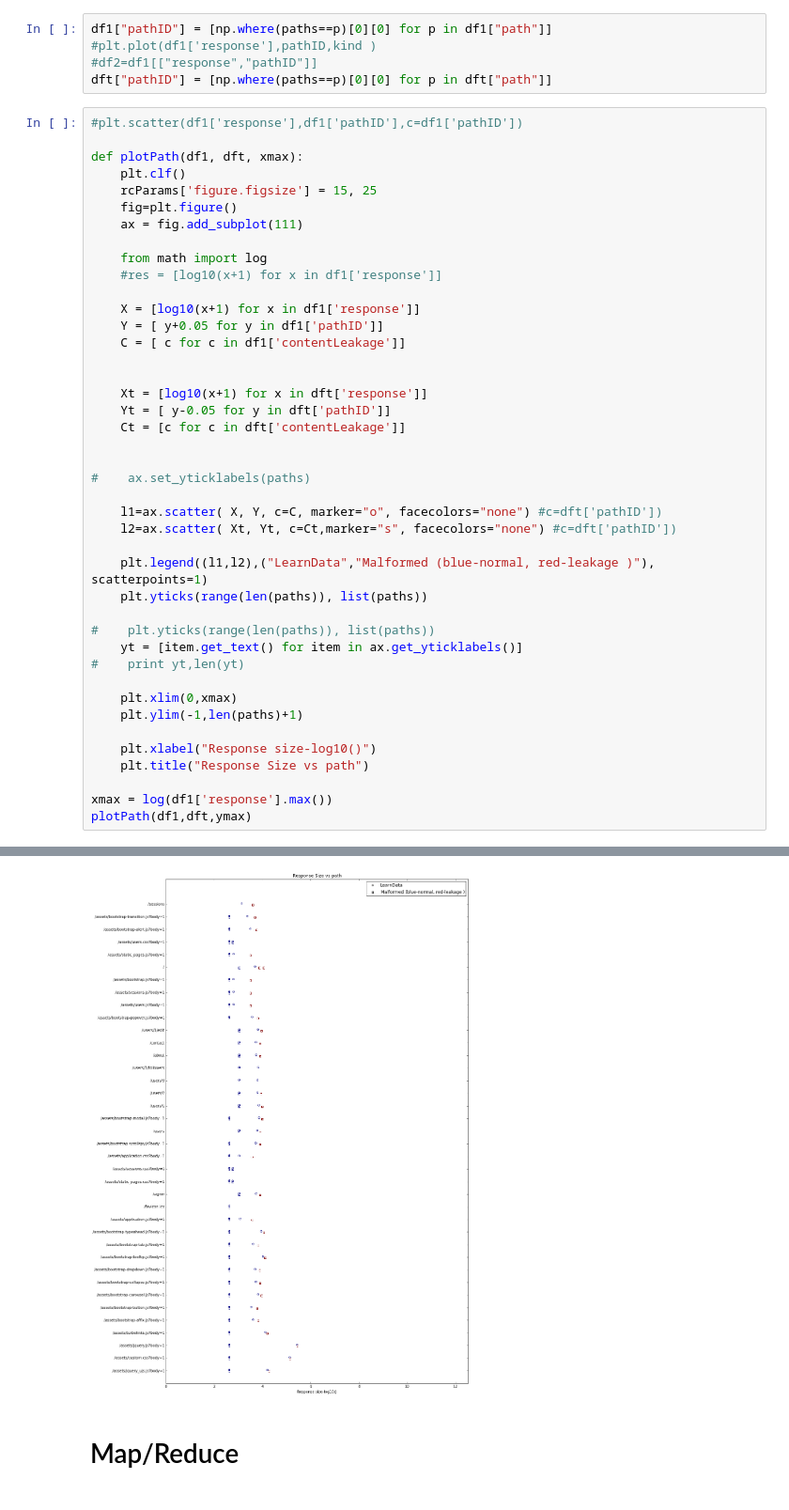
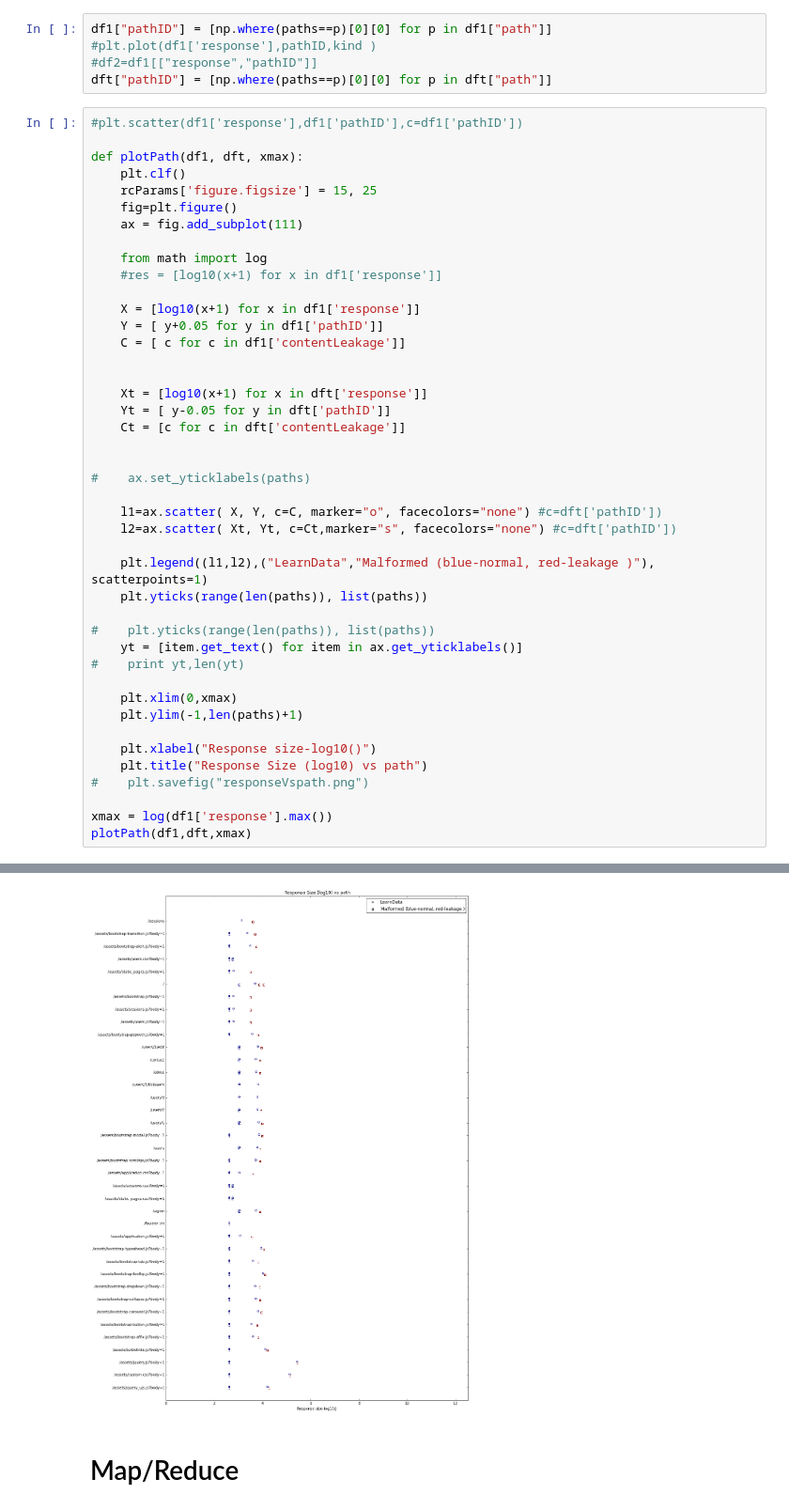
Before and after one commit to wangwf/Codes, a Jupyter notebook: dataLogs/mongodb.ipynb, the cells around one changed output, grey strips where cells are left out. Shown at 94% size. Saved outputs shown, nothing was run; the diff lists cells and outputs as text.

```diff
--- a/dataLogs/mongodb.ipynb
+++ b/dataLogs/mongodb.ipynb
@@ -760,8 +762,9 @@ def plotPath(df1, dft, xmax):
     plt.ylim(-1,len(paths)+1)
 
     plt.xlabel("Response size-log10()")
-    plt.title("Response Size vs path")
+    plt.title("Response Size (log10) vs path")
+#    plt.savefig("responseVspath.png")
 
 xmax = log(df1['response'].max())
-plotPath(df1,dft,ymax)
+plotPath(df1,dft,xmax)
 # %% [output]
@@ -769,4 +772,4 @@ plotPath(df1,dft,ymax)
-[figure, old version]
+[figure, new version]
 # %% [markdown]
 # Map/Reduce
 # %%
```
Also changed, not shown: parts of 5 cells of this notebook, 2 other files.
